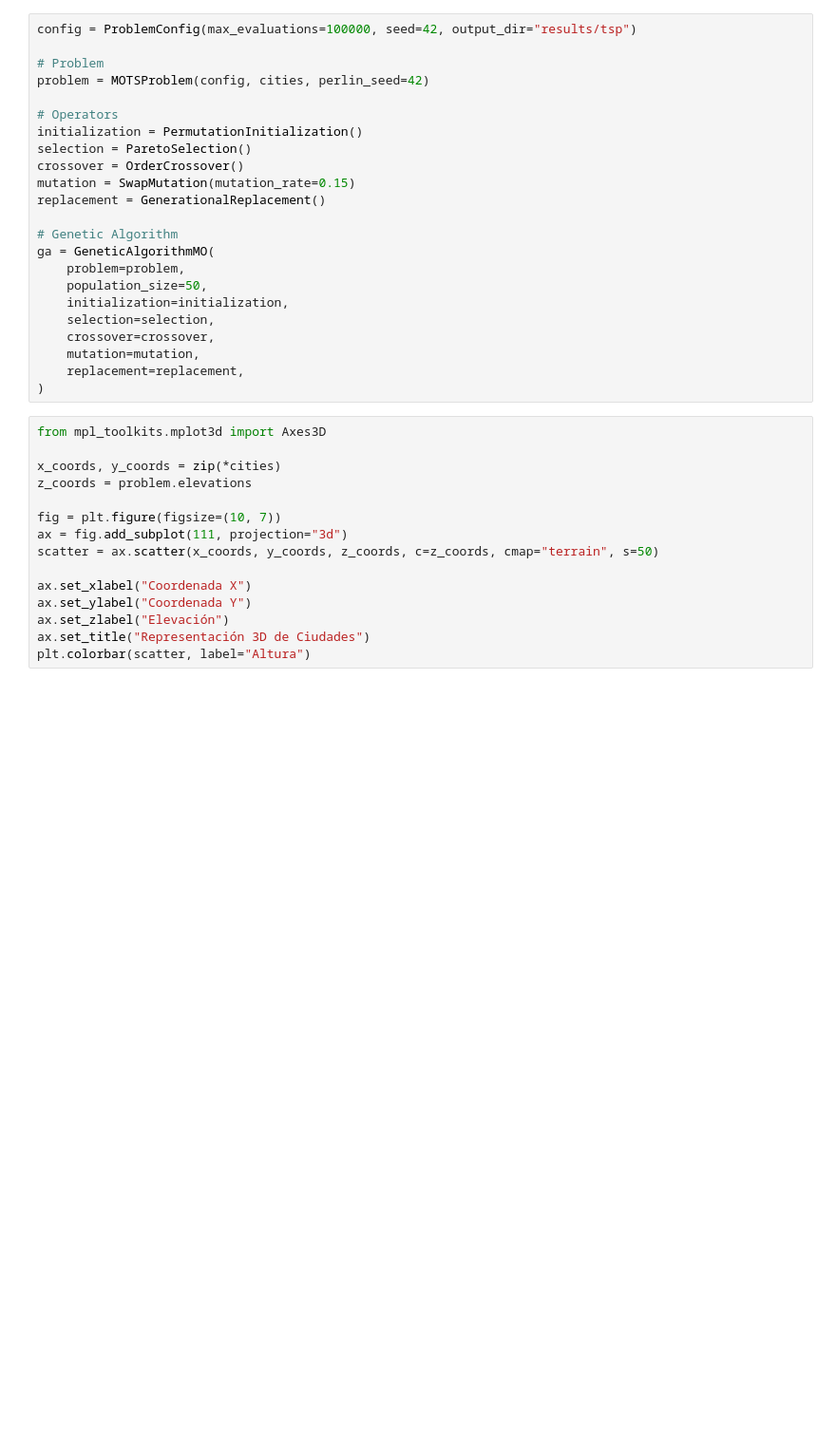
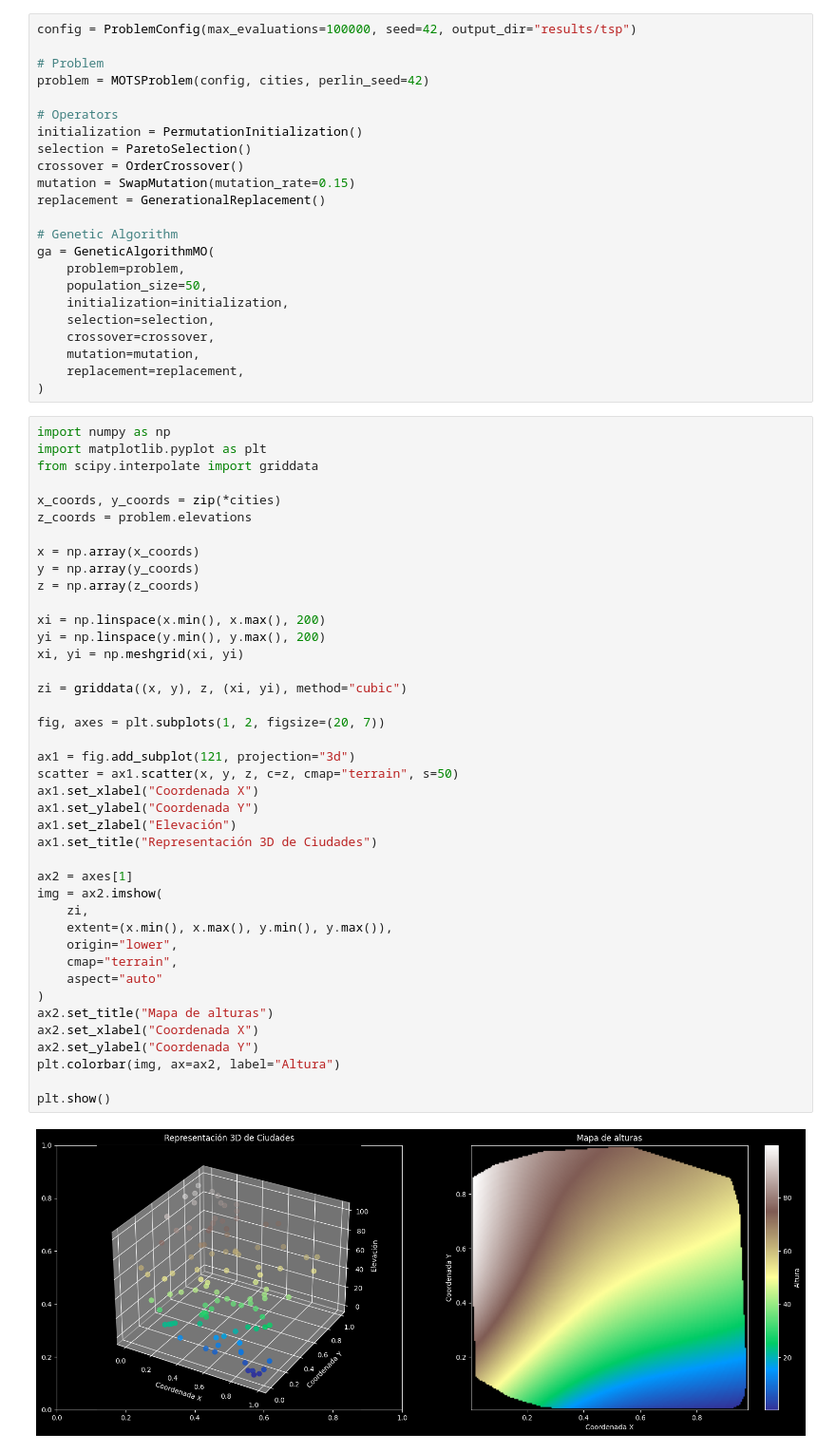
Before and after one commit to yabol02/practica_biocomp, a Jupyter notebook: notebooks/mo_tsp.ipynb, the cells around one changed output. Shown at 95% size. Drawn from its saved outputs; the diff is of its cells as text; blank space fills up the shorter version.

```diff
--- a/notebooks/mo_tsp.ipynb
+++ b/notebooks/mo_tsp.ipynb
@@ -161,20 +163,48 @@ ga = GeneticAlgorithmMO(
     replacement=replacement,
 )
 # %%
-from mpl_toolkits.mplot3d import Axes3D
+import numpy as np
+import matplotlib.pyplot as plt
+from scipy.interpolate import griddata
 
 x_coords, y_coords = zip(*cities)
 z_coords = problem.elevations
 
-fig = plt.figure(figsize=(10, 7))
-ax = fig.add_subplot(111, projection="3d")
-scatter = ax.scatter(x_coords, y_coords, z_coords, c=z_coords, cmap="terrain", s=50)
+x = np.array(x_coords)
+y = np.array(y_coords)
+z = np.array(z_coords)
 
-ax.set_xlabel("Coordenada X")
-ax.set_ylabel("Coordenada Y")
-ax.set_zlabel("Elevación")
-ax.set_title("Representación 3D de Ciudades")
-plt.colorbar(scatter, label="Altura")
+xi = np.linspace(x.min(), x.max(), 200)
+yi = np.linspace(y.min(), y.max(), 200)
+xi, yi = np.meshgrid(xi, yi)
+
+zi = griddata((x, y), z, (xi, yi), method="cubic")
+
+fig, axes = plt.subplots(1, 2, figsize=(20, 7))
+
+ax1 = fig.add_subplot(121, projection="3d")
+scatter = ax1.scatter(x, y, z, c=z, cmap="terrain", s=50)
+ax1.set_xlabel("Coordenada X")
+ax1.set_ylabel("Coordenada Y")
+ax1.set_zlabel("Elevación")
+ax1.set_title("Representación 3D de Ciudades")
+
+ax2 = axes[1]
+img = ax2.imshow(
+    zi,
+    extent=(x.min(), x.max(), y.min(), y.max()),
+    origin="lower",
+    cmap="terrain",
+    aspect="auto"
+)
+ax2.set_title("Mapa de alturas")
+ax2.set_xlabel("Coordenada X")
+ax2.set_ylabel("Coordenada Y")
+plt.colorbar(img, ax=ax2, label="Altura")
+
+plt.show()
+# %% [output]
+[figure, added]
 # %%
 from matplotlib.pyplot import imshow
 from matplotlib.pyplot import subplots
```
Also changed, not shown: parts of 7 cells of this notebook.
